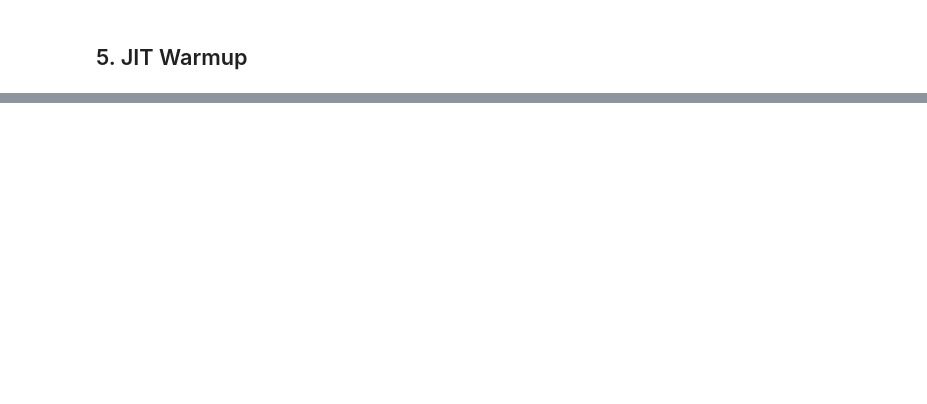
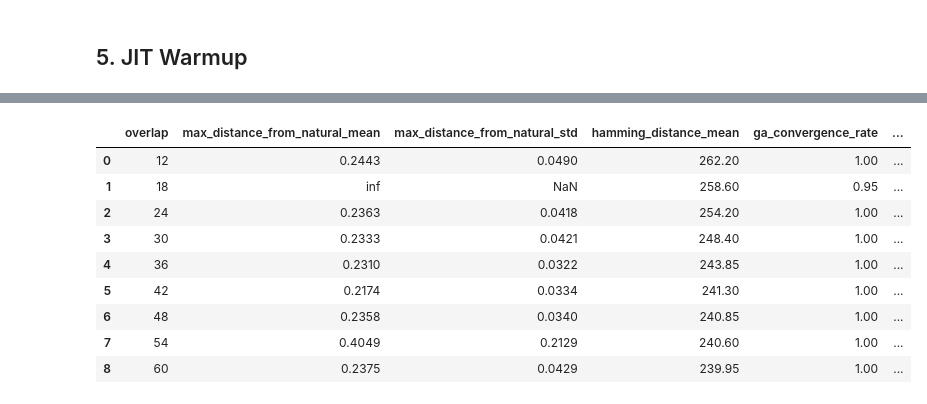
Before and after one commit to orsonk22/OverlappingGenes, a Jupyter notebook: GA/GAoverlap_variation_analysis.ipynb, the cells around one changed output, grey strips where cells are left out. Drawn from its saved outputs; the diff is of its cells as text; code cells hidden in the pictures; blank space fills up the shorter version.

```diff
--- a/GA/GAoverlap_variation_analysis.ipynb
+++ b/GA/GAoverlap_variation_analysis.ipynb
@@ -534,10 +254,14 @@ warmup_seq, _ = generate_functional_sequence(warmup_overlap, n_iterations=1000)
 len_aa_1 = prot1_len + 1
 len_aa_2 = prot2_len + 1
 _ = calculate_total_energy(warmup_seq, DCA_params_1, DCA_params_2, len_aa_1, len_aa_2)
-_ = calculate_energies_separate(warmup_seq, DCA_params_1, DCA_params_2, len_aa_1, len_aa_2)
+
+# Warmup worker module functions (needed for multiprocessing)
+from ga_worker import calculate_energies_separate, seq_to_array
+warmup_arr = seq_to_array(warmup_seq)
+_ = calculate_energies_separate(warmup_arr, Jvec_1, hvec_1, Jvec_2, hvec_2, len_aa_1, len_aa_2)
 
 print("JIT compilation complete!")
-del warmup_seq
+del warmup_seq, warmup_arr
 gc.collect()
 # %% [output]
 Warming up JIT compilation...
@@ -682,0 +593,61 @@ Distance metric (Z-SCORE): |z1| + |z2| where z = (E - mean) / std
+# %%
+# =============================================================================
+# RESULT AGGREGATION
+# =============================================================================
+
+# Convert raw results to DataFrame
+raw_df = pd.DataFrame(raw_results)
+
+# Filter out errors
+valid_df = raw_df[raw_df['error'].isna()].copy()
+print(f"Valid results: {len(valid_df)} / {len(raw_df)} ({100*len(valid_df)/len(raw_df):.1f}%)")
+
+# Aggregate across repeats for each overlap
+summary = valid_df.groupby('overlap').agg({
+    'max_distance_from_natural': ['mean', 'std', 'min', 'max', 'count'],
+    'hamming_distance': ['mean', 'std'],
+    'start_distance': ['mean', 'std'],
+    'end_distance': ['mean', 'std'],
+    'n_mutations': ['mean', 'std'],
+    'mean_e1_generated': ['mean', 'std'],
+    'mean_e2_generated': ['mean', 'std'],
+    'ga_converged': ['sum', 'count']
+}).round(4)
+
+# Flatten column names
+summary.columns = ['_'.join(col).strip() for col in summary.columns.values]
+summary = summary.reset_index()
+
+# Calculate convergence rate
+summary['ga_convergence_rate'] = summary['ga_converged_sum'] / summary['ga_converged_count']
+
+# Calculate relative distance (barrier above starting point)
+summary['relative_distance_mean'] = summary['max_distance_from_natural_mean'] - summary['start_distance_mean']
+
+# Create legacy-compatible 'results' list for visualization code
+results = []
+for _, row in summary.iterrows():
+    results.append({
+        'overlap': row['overlap'],
+        'hamming_distance': row['hamming_distance_mean'],
+        'n_mutations': row['n_mutations_mean'],
+        'max_distance_from_natural': row['max_distance_from_natural_mean'],
+        'max_distance_std': row['max_distance_from_natural_std'],
+        'start_distance': row['start_distance_mean'],
+        'end_distance': row['end_distance_mean'],
+        'start_energy': np.nan,  # Not stored in aggregated form
+        'end_energy': np.nan,
+        'path_energies': np.array([]),  # Not stored
+        'path_distances': np.array([]),  # Not stored
+        'fitness_history': [],  # Not stored
+        'mean_e1': row['mean_e1_generated_mean'],
+        'mean_e2': row['mean_e2_generated_mean'],
+        'n_trials': row['max_distance_from_natural_count'],
+        'convergence_rate': row['ga_convergence_rate']
+    })
+
+print(f"\nAggregated {len(results)} overlap values")
+print("\nSummary statistics:")
+display(summary[['overlap', 'max_distance_from_natural_mean', 'max_distance_from_natural_std',
+                 'hamming_distance_mean', 'ga_convergence_rate', 'max_distance_from_natural_count']])
+# %% [output]
@@ -683 +659,11 @@ Distance metric (Z-SCORE): |z1| + |z2| where z = (E - mean) / std
+|  | overlap | max_distance_from_natural_mean | max_distance_from_natural_std | hamming_distance_mean | ga_convergence_rate | ... |
+| 0 | 12 | 0.2443 | 0.0490 | 262.20 | 1.00 | ... |
+| 1 | 18 | inf | NaN | 258.60 | 0.95 | ... |
+| 2 | 24 | 0.2363 | 0.0418 | 254.20 | 1.00 | ... |
+| 3 | 30 | 0.2333 | 0.0421 | 248.40 | 1.00 | ... |
+| 4 | 36 | 0.2310 | 0.0322 | 243.85 | 1.00 | ... |
+| 5 | 42 | 0.2174 | 0.0334 | 241.30 | 1.00 | ... |
+| 6 | 48 | 0.2358 | 0.0340 | 240.85 | 1.00 | ... |
+| 7 | 54 | 0.4049 | 0.2129 | 240.60 | 1.00 | ... |
+| 8 | 60 | 0.2375 | 0.0429 | 239.95 | 1.00 | ... |
 # %% [markdown]
```
Also changed, not shown: parts of 27 cells of this notebook, 8 other files.
